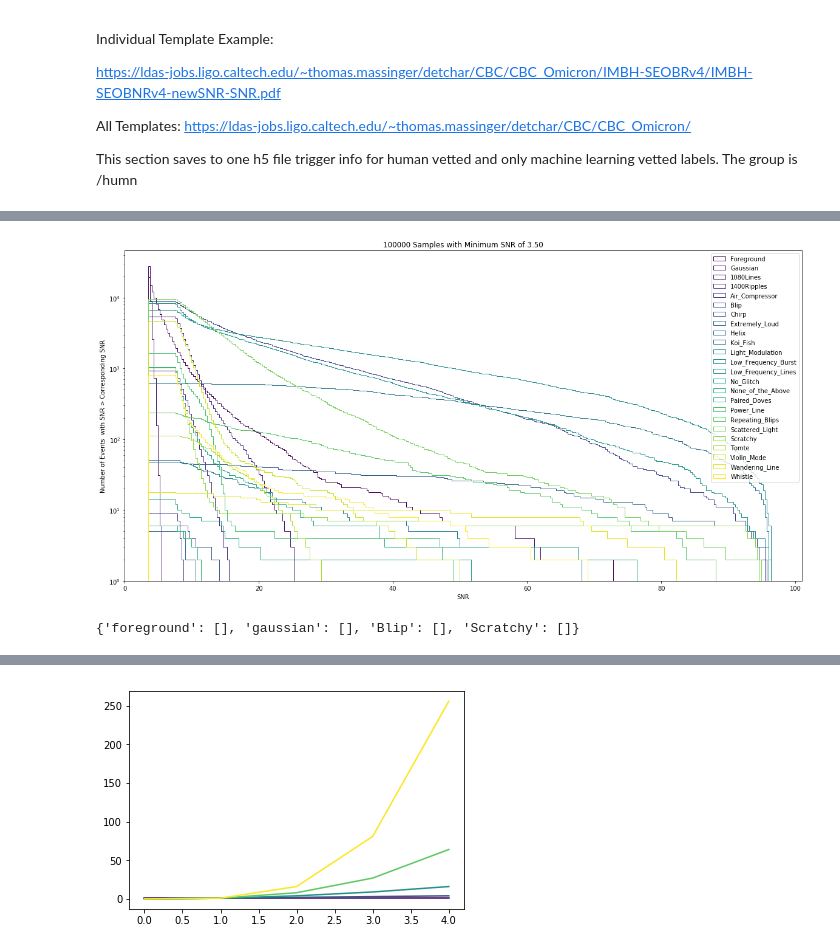
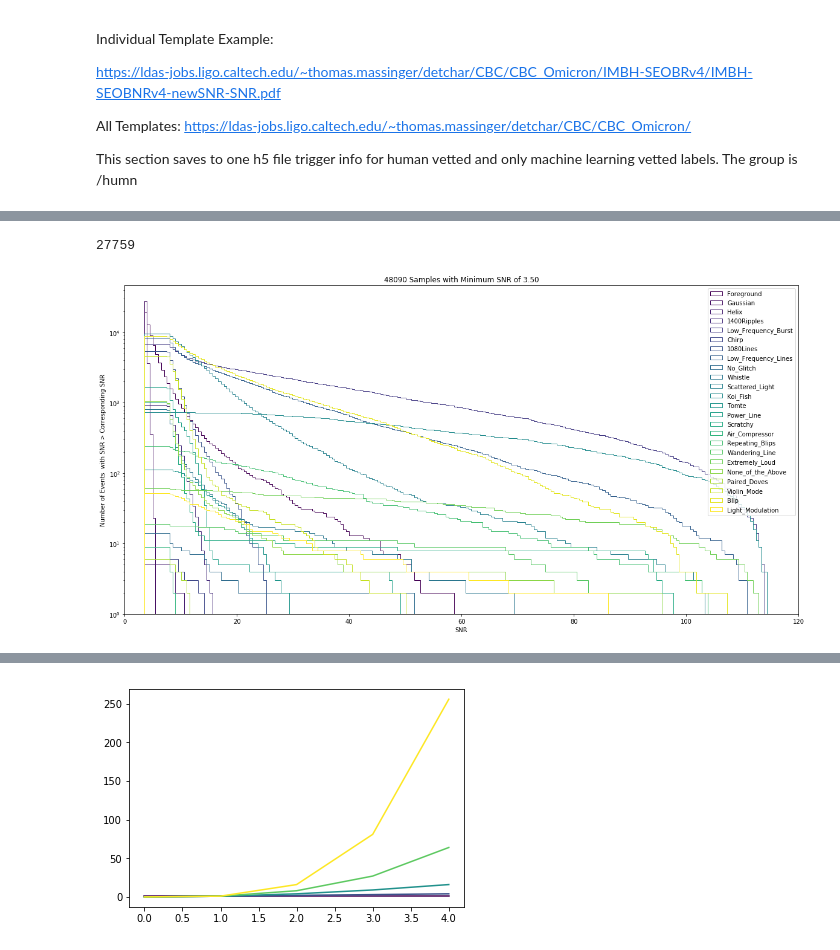
Before and after one commit to eachase/gw_rates, a Jupyter notebook: FGMC_testing.ipynb, the cells around one changed output, grey strips where cells are left out. Saved outputs shown, nothing was run; the diff lists cells and outputs as text; code cells hidden in the pictures.

```diff
--- a/FGMC_testing.ipynb
+++ b/FGMC_testing.ipynb
@@ -278,0 +222,6 @@ class ManyBackgroundCollection(object):
+# %%
+counts_of_each_class = EventTable.to_pandas().Label.value_counts().to_dict()
+snr_series_of_each_class = EventTable.to_pandas().groupby('Label').apply(lambda x: x['snr'].tolist()).to_dict()
+total_background_count = sum(counts_of_each_class.values())
+
+total_background_count, counts_of_each_class, snr_series_of_each_class
@@ -279,27 +249,15 @@ class ManyBackgroundCollection(object):
 # %%
-# Define dictionary of general glitch classes
-background_classes = {}
-
-#for glitch_class in ['Blip', 'Scratchy', 'Tomte', 'Scattered_Light']:
-for glitch_class in gravityspy_classes:
-    glitch_table = background[background['Label'] == glitch_class]
-    background_classes[glitch_class] = (len(glitch_table), np.asarray(glitch_table['snr']))
-    #print(np.asarray(glitch_table['snr']))
-
-# User selects total number of samples and foreground events
+ # User selects total number of samples and foreground events
 num_samples = 100000
 r_f = 19300
 # Gaussian noise accounts for all samples other than foreground and determined glitches
-r_gaussian = num_samples - r_f - np.sum([r[0] for r in background_classes.values()])
+r_gaussian = num_samples - r_f - total_background_count
+r_gaussian
+# %% [output]
+27759
 # %%
-collection = ManyBackgroundCollection(r_f, r_gaussian, background_classes)
+collection = rt.ManyBackgroundCollection(r_f, r_gaussian, snr_series_of_each_class)
 collection.draw_samples()
 collection.plot_hist()
 # %% [output]
-[figure, old version]
+[figure, new version]
-# %%
-glitch_types = ['foreground', 'gaussian'] + list(background_classes.keys())
-data = {k: [] for k in glitch_types}
-data
-# %% [output]
-{'foreground': [], 'gaussian': [], 'Blip': [], 'Scratchy': []}
```
Also changed, not shown: parts of 12 cells of this notebook, 9 other files.
